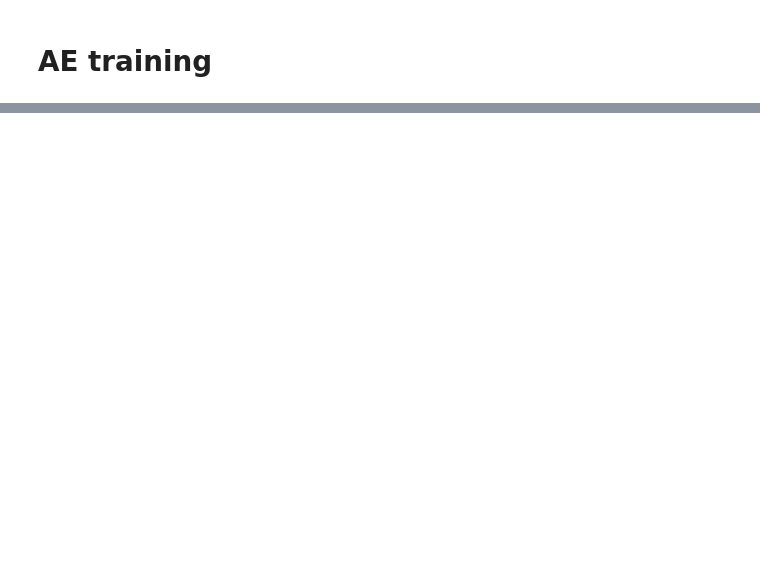
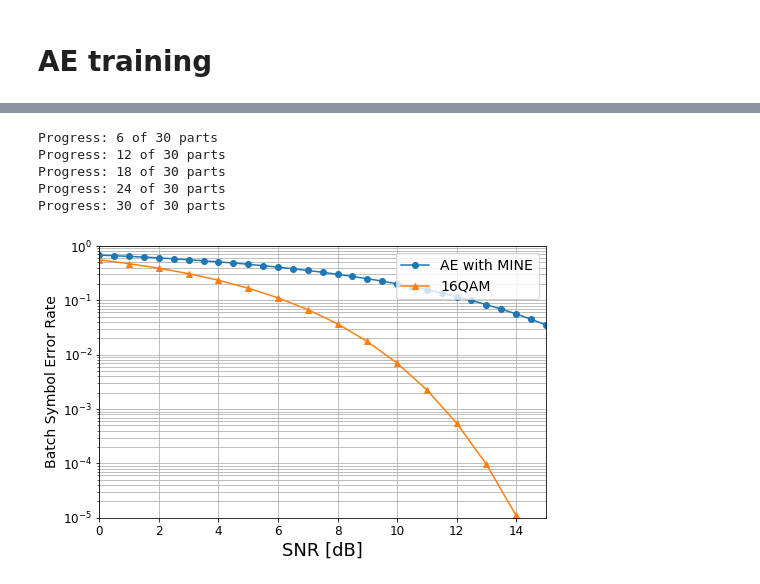
Before and after one commit to YBen1/Autoencoder_communication_system_WGAN_Channel-estimation, a Jupyter notebook: Compaire.ipynb, the cells around one changed output, grey strips where cells are left out. Drawn from its saved outputs; the diff is of its cells as text; code cells hidden in the pictures; blank space fills up the shorter version.

```diff
--- a/Compaire.ipynb
+++ b/Compaire.ipynb
@@ -117,3 +117,17 @@ def B_Ber(input_msg, msg):
 def random_sample(batch_size=32):
     msg = np.random.randint(M, size=batch_size)
     return msg
+
+
+def EbNo_to_noise(ebnodb):
+    '''Transform EbNo[dB]/snr to noise power'''
+    ebno = 10**(ebnodb/10)
+    noise_std = 1/np.sqrt(2*(k/n)*ebno)
+    return noise_std
+
+
+def B_Ber_m(input_msg, msg):
+    '''Calculate the Batch Bit Error Rate'''
+    pred_error = tf.not_equal(input_msg, tf.argmax(msg, 1))
+    bber = tf.reduce_mean(tf.cast(pred_error, tf.float32))
+    return bber
@@ -294,0 +312,48 @@ test_encoding(M,n)
+# %%
+# test msg sequence for normal encoding
+N_test = 500000
+test_msg = np.random.randint(M, size=N_test)
+# %%
+def Test_AE(data):
+    '''Calculate Bit Error for varying SNRs'''
+    snr_range = np.linspace(0, 15, 31)
+    bber_vec = [None] * len(snr_range)
+
+    for db in range(len(snr_range)):
+        noise_std = EbNo_to_noise(snr_range[db])
+        code_word = encoder(data)
+        rcvd_word = code_word + tf.random.normal(tf.shape(code_word), mean=0.0, stddev=noise_std)
+        dcoded_msg = decoder(rcvd_word)
+        bber_vec[db] = B_Ber_m(data, dcoded_msg)
+        if (db % 6 == 0) & (db > 0):
+            print(f'Progress: {db} of {30} parts')
+
+    return (snr_range, bber_vec)
+
+
+bber_data = Test_AE(test_msg)
+
+
+
+def SIXT_QAM_sim(ebno):
+    return (3.0/2)*special.erfc(np.sqrt((4.0/10)*10.**(ebno/10)))
+
+ebnodbs = np.linspace(0,15,16)
+fig = plt.figure(figsize=(8, 5))
+plt.semilogy(bber_data[0], bber_data[1], 'o-')
+
+plt.semilogy(ebnodbs, SIXT_QAM_sim(ebnodbs), '^-');
+plt.gca().set_ylim(1e-5, 1)
+plt.gca().set_xlim(0, 15)
+plt.ylabel("Batch Symbol Error Rate", fontsize=14, rotation=90)
+plt.xlabel("SNR [dB]", fontsize=18)
+plt.legend(['AE with MINE', '16QAM'],
+           prop={'size': 14}, loc='upper right');
+plt.grid(True, which="both")
+# %% [output]
+Progress: 6 of 30 parts
+Progress: 12 of 30 parts
+Progress: 18 of 30 parts
+Progress: 24 of 30 parts
+Progress: 30 of 30 parts
+[figure, added]
```
Also changed, not shown: parts of 9 cells of this notebook.
